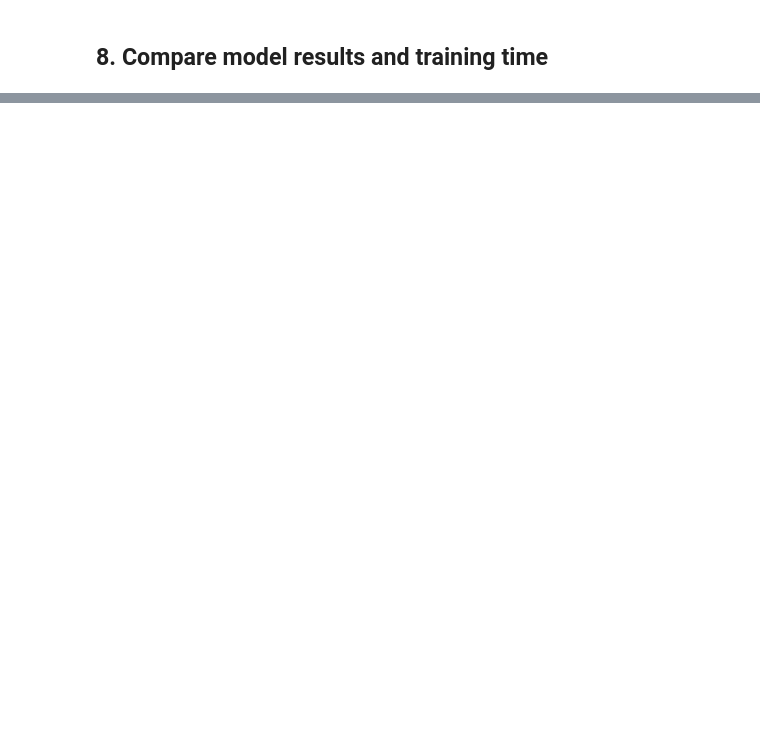
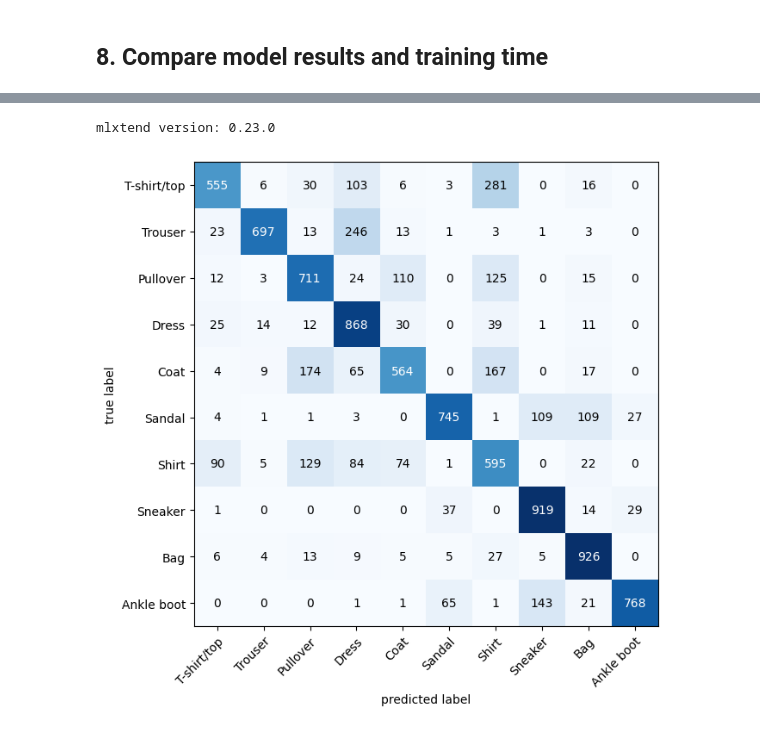
Before and after one commit to nmermigas/PyTorch, a Jupyter notebook: 03_pytorch_computer_vision.ipynb, the cells around one changed output, grey strips where cells are left out. Saved outputs shown, nothing was run; the diff lists cells and outputs as text; code cells hidden in the pictures; blank space fills up the shorter version.

```diff
--- a/03_pytorch_computer_vision.ipynb
+++ b/03_pytorch_computer_vision.ipynb
@@ -967,0 +1057,19 @@ compare_results
+# %%
+# Import tqdm.auto
+from tqdm.auto import tqdm
+
+
+# 1. Make predictions with trained model
+y_preds = []
+model_2.eval()
+with torch.inference_mode():
+  for X,y in tqdm(test_dataloader, desc = "Making predictions..."):
+    X,y = X.to(device), y.to(device)
+    y_logit = model_2(X)
+    y_pred = torch.softmax(y_logit.squeeze(),dim=0).argmax(dim=1)
+    y_preds.append(y_pred.cpu())
+
+  # Concatenate list of preds into a tensor
+  print(y_preds)
+  y_pred_tensor = torch.cat(y_preds)
+  y_pred_tensor
@@ -967,0 +1094,30 @@ compare_results
+# %%
+# See if required packages are installed and if not, install them
+try:
+  import torchmetrics,mlxtend
+  print(f"mlxtend version: {mlxtend.__version__}")
+  assert int(mlxtend.__version__.split(".")[1]) >= 19, "mlxtend version should be 0.19.0 or higher"
+except:
+  ! pip install -q torchmetrics -U mlxtend
+  import torchmetrics, mlxtend
+  print(f"mlxtend version: {mlxtend.__version__}")
+# %% [output]
+mlxtend version: 0.23.0
+# %%
+from torchmetrics import ConfusionMatrix
+from mlxtend.plotting import plot_confusion_matrix
+
+# 2. Setup confusion instance and compare predictions to targets
+
+confmat = ConfusionMatrix(num_classes = len(class_names),task = "multiclass")
+confmat_tensor = confmat(preds = y_pred_tensor,
+                         target = test_data.targets)
+
+# 3.  Plot the confusion matrix
+fig,ax = plot_confusion_matrix(
+    conf_mat = confmat_tensor.numpy(),
+    class_names = class_names,
+    figsize=(10,7)
+)
+# %% [output]
+[figure, added]
```
Also changed, not shown: parts of 20 cells of this notebook.
